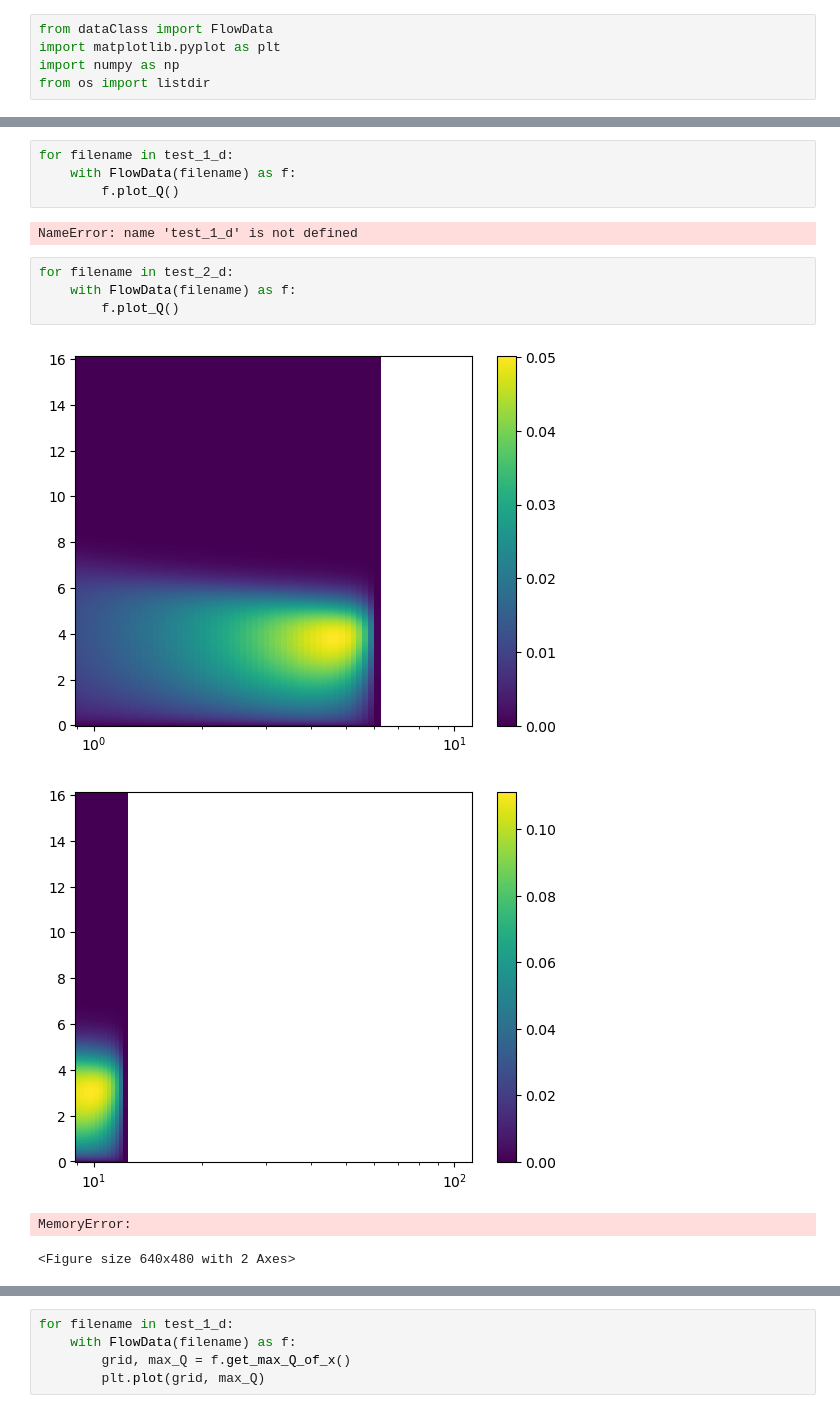
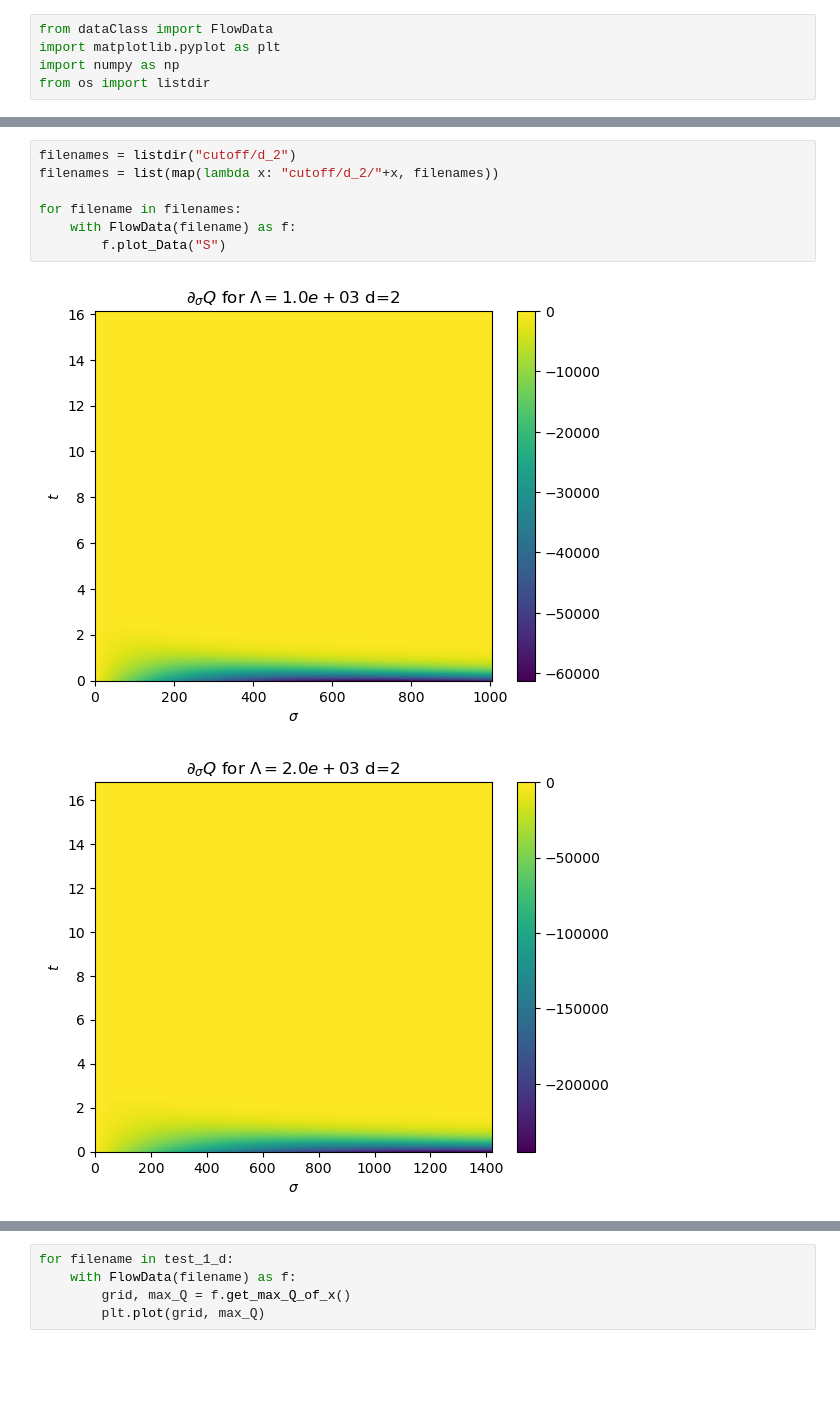
Before and after one commit to keiwanjamaly/sim, a Jupyter notebook: data-visualizer.ipynb, the cells around one changed output, grey strips where cells are left out. Saved outputs shown, nothing was run; the diff lists cells and outputs as text; blank space fills up the shorter version.

```diff
--- a/data-visualizer.ipynb
+++ b/data-visualizer.ipynb
@@ -14,15 +6,10 @@ test_2_d = ["mu=0.0_T=0.3_sigmaMax=6.116782006870797_Lambda=1000.0_kir=0.0001_nG
-# %%
-for filename in test_1_d:
-    with FlowData(filename) as f:
-        f.plot_Q()
-# %% [output]
-NameError: name 'test_1_d' is not defined
-# %%
-for filename in test_2_d:
-    with FlowData(filename) as f:
-        f.plot_Q()
-# %% [output]
-[figure, removed]
-[figure, removed]
-MemoryError:
-<Figure size 640x480 with 2 Axes>
+# %%
+filenames = listdir("cutoff/d_2")
+filenames = list(map(lambda x: "cutoff/d_2/"+x, filenames))
+
+for filename in filenames:
+    with FlowData(filename) as f:
+        f.plot_Data("S")
+# %% [output]
+[figure, added]
+[figure, added]
```
Also changed, not shown: parts of 3 cells of this notebook, 3 other files.
